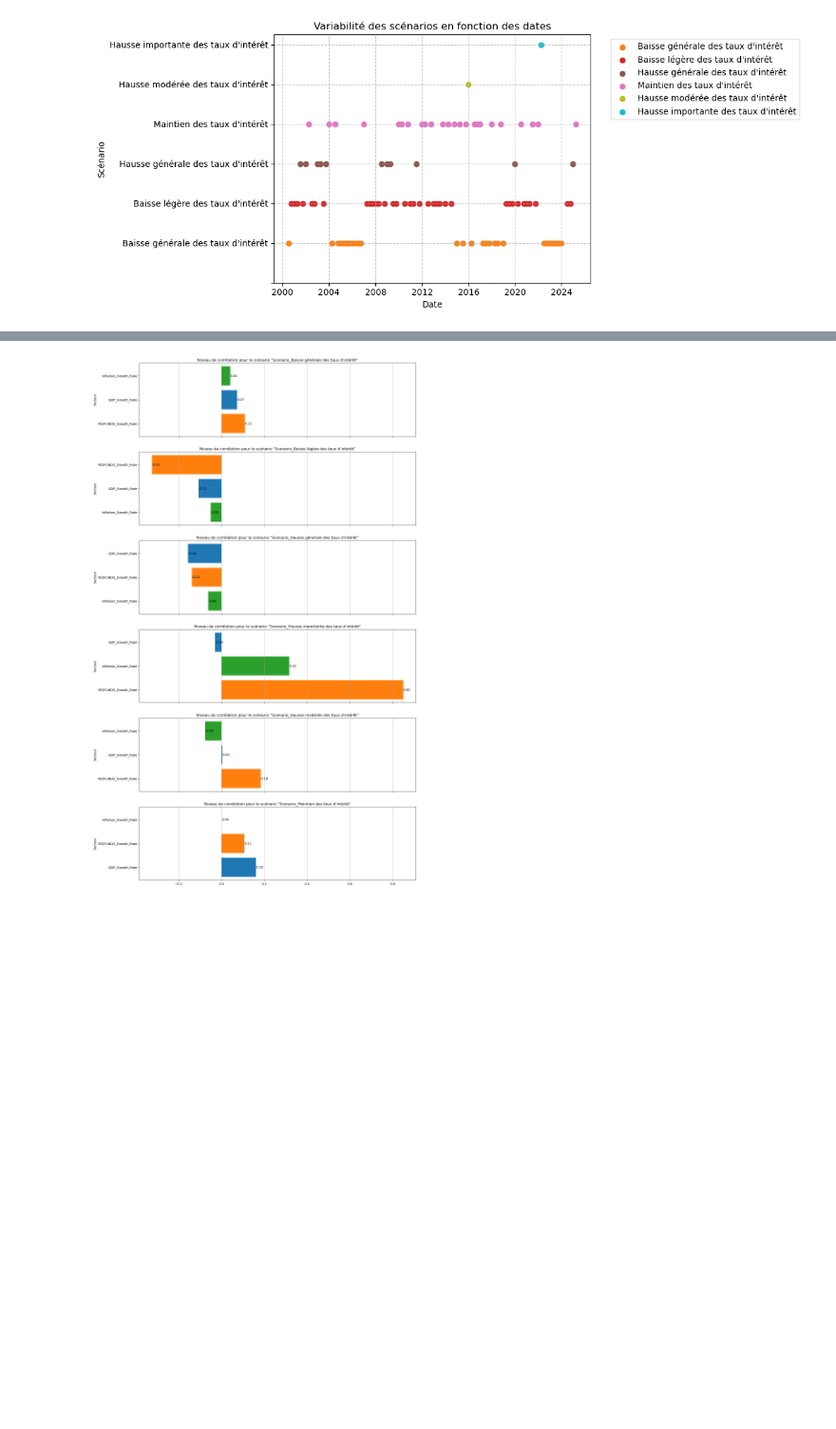
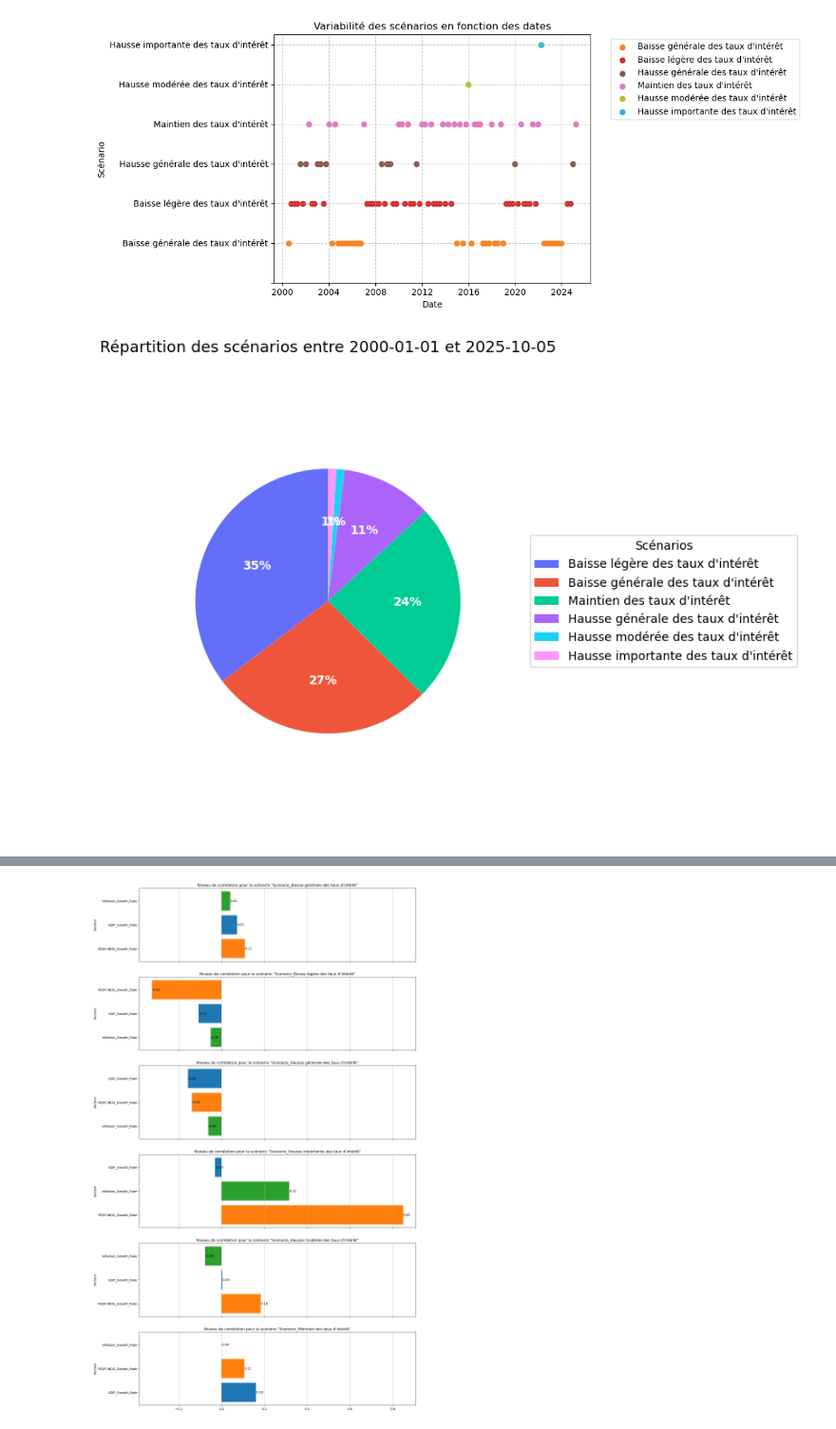
Before and after one commit to ZakariaGuemghor/macro-sector-rotation-investement-strategy, a Jupyter notebook: macro_sector_rotation_analysis.ipynb, the cells around one changed output, grey strips where cells are left out. Shown at 95% size. Saved outputs shown, nothing was run; the diff lists cells and outputs as text; code cells hidden in the pictures; blank space fills up the shorter version.

```diff
--- a/macro_sector_rotation_analysis.ipynb
+++ b/macro_sector_rotation_analysis.ipynb
@@ -468,14 +529,44 @@ plt.show()
 # %%
 start_date = '2000-01-01'
 end_date = datetime.today().strftime('%Y-%m-%d')
 
-filtered_data = merged_data[(merged_data['date'] >= start_date) & (merged_data['date'] <= end_date)]
+filtered_data = merged_data[
+    (merged_data['date'] >= start_date) &
+    (merged_data['date'] <= end_date)
+]
 
 scenario_counts = filtered_data['Scenario'].value_counts().reset_index()
 scenario_counts.columns = ['Scenario', 'Count']
 
-fig = px.pie(scenario_counts, values='Count', names='Scenario', title=f'Répartition des scénarios entre {start_date} et {end_date}')
-fig.show()
+colors = ['#636EFA', '#EF553B', '#00CC96', '#AB63FA', '#19D3F3', '#FF97FF','#B6E880']
+
+fig, ax = plt.subplots(figsize=(8, 6))
+
+wedges, texts, autotexts = ax.pie(
+    scenario_counts['Count'],
+    labels=None,
+    autopct='%1.0f%%',
+    startangle=90,
+    colors=colors[:len(scenario_counts)],
+    textprops={'color': 'white', 'fontsize': 10, 'weight': 'bold'}
+)
+
+ax.legend(
+    wedges,
+    scenario_counts['Scenario'],
+    title="Scénarios",
+    loc="center left",
+    bbox_to_anchor=(1, 0, 0.5, 1),
+    fontsize=10
+)
+
+plt.title(f"Répartition des scénarios entre {start_date} et {end_date}", fontsize=13, pad=15)
+ax.axis('equal')
+
+plt.tight_layout()
+plt.show()
+# %% [output]
+[figure, added]
 # %%
 merged_all_data_encoded = pd.get_dummies(scenario_data, columns=['Scenario'])
 
```
Also changed, not shown: parts of 4 cells of this notebook.
